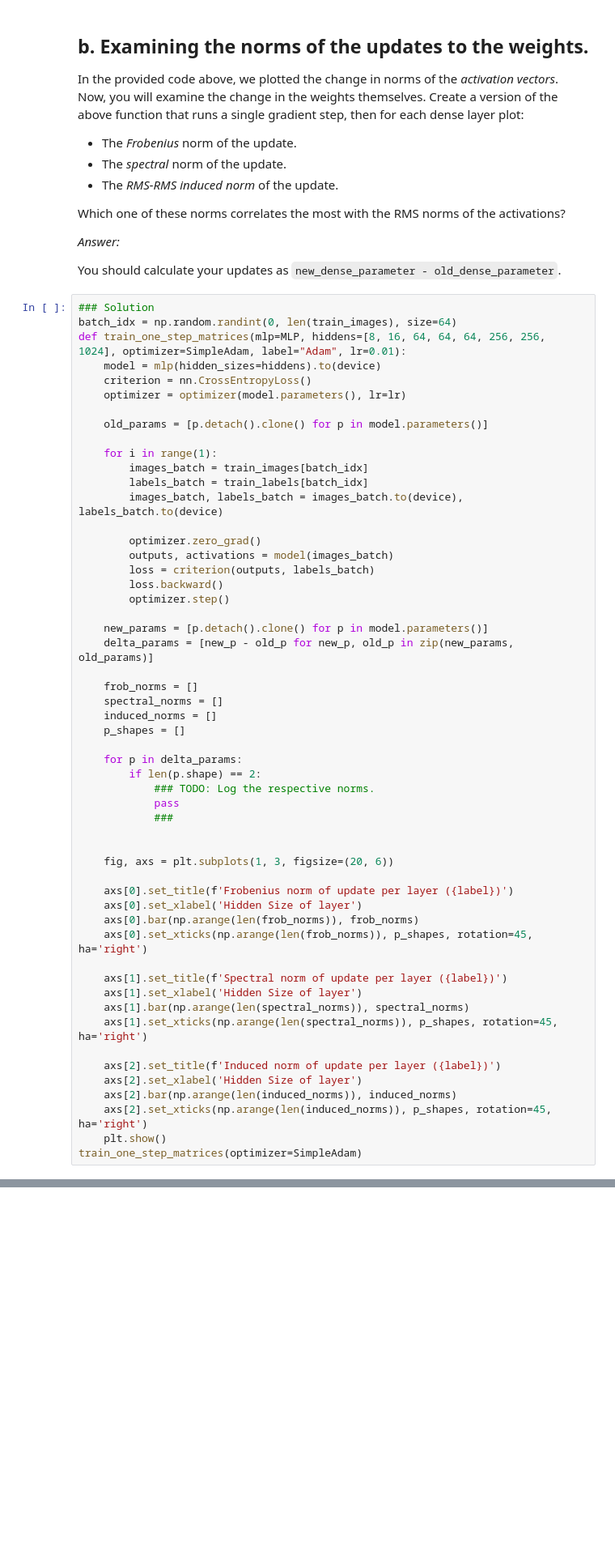
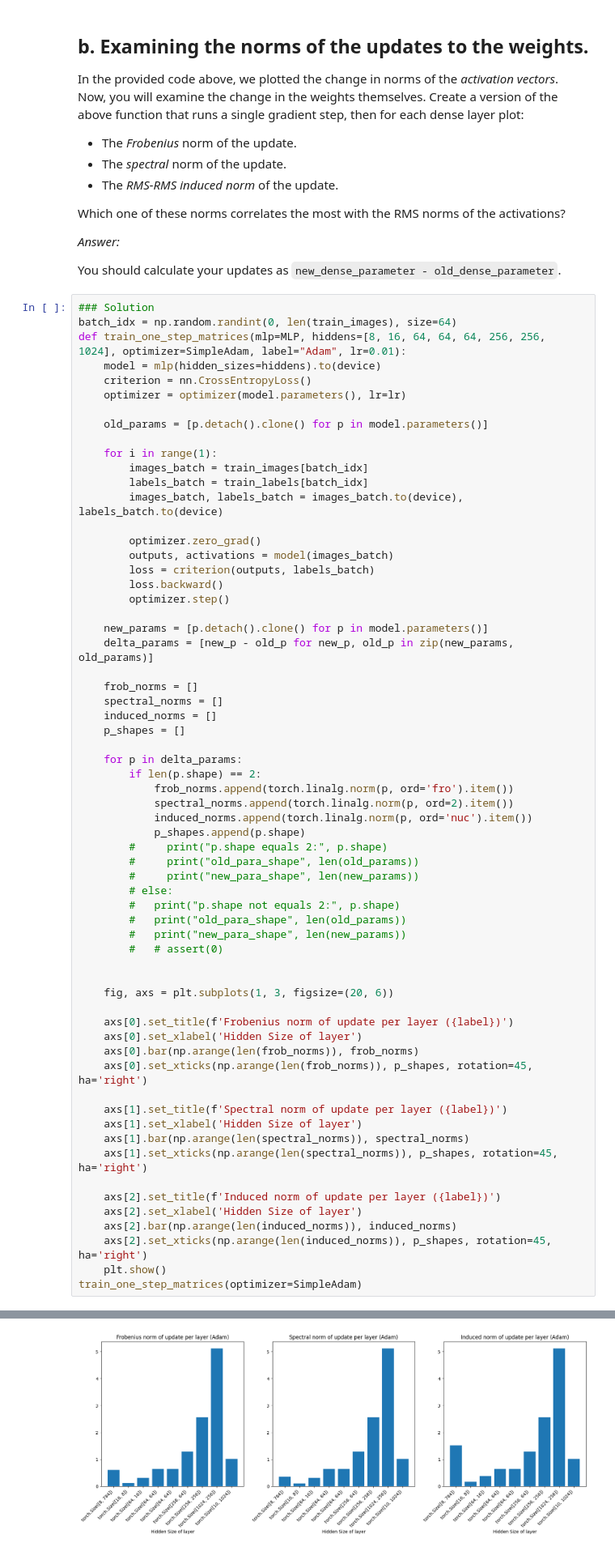
Before and after one commit to StreamSong/SegLab4OfNJU, a Jupyter notebook: hw03/code/q_mup_coding.ipynb, the cells around one changed output, grey strips where cells are left out. Shown at 81% size. Saved outputs shown, nothing was run; the diff lists cells and outputs as text; blank space fills up the shorter version.

```diff
--- a/hw03/code/q_mup_coding.ipynb
+++ b/hw03/code/q_mup_coding.ipynb
@@ -226,9 +226,18 @@ def train_one_step_matrices(mlp=MLP, hiddens=[8, 16, 64, 64, 64, 256, 256, 1024]
 
     for p in delta_params:
         if len(p.shape) == 2:
-            ### TODO: Log the respective norms.
-            pass
-            ###
+            frob_norms.append(torch.linalg.norm(p, ord='fro').item())
+            spectral_norms.append(torch.linalg.norm(p, ord=2).item())
+            induced_norms.append(torch.linalg.norm(p, ord='nuc').item())
+            p_shapes.append(p.shape)
+        #     print("p.shape equals 2:", p.shape)
+        #     print("old_para_shape", len(old_params))
+        #     print("new_para_shape", len(new_params))
+        # else:
+        #   print("p.shape not equals 2:", p.shape)
+        #   print("old_para_shape", len(old_params))
+        #   print("new_para_shape", len(new_params))
+        #   # assert(0)
 
 
     fig, axs = plt.subplots(1, 3, figsize=(20, 6))
@@ -249,3 +258,4 @@ def train_one_step_matrices(mlp=MLP, hiddens=[8, 16, 64, 64, 64, 256, 256, 1024]
     axs[2].set_xticks(np.arange(len(induced_norms)), p_shapes, rotation=45, ha='right')
     plt.show()
 train_one_step_matrices(optimizer=SimpleAdam)
+# %% [output]
@@ -252,3 +279,4 @@ train_one_step_matrices(optimizer=SimpleAdam)
+[figure, added]
 # %% [markdown]
 ## c. Implementing muP
 
```
Also changed, not shown: parts of 1 cell of this notebook.
